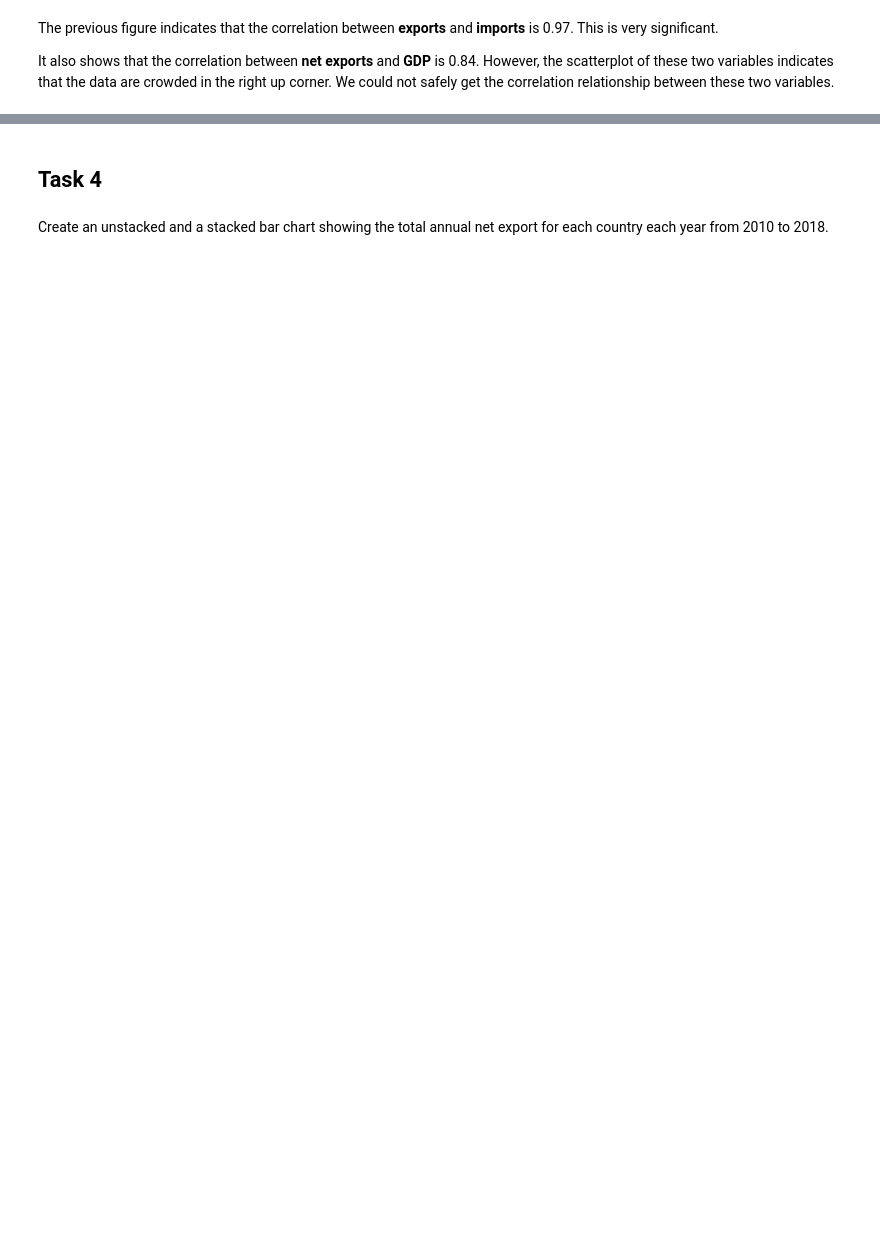
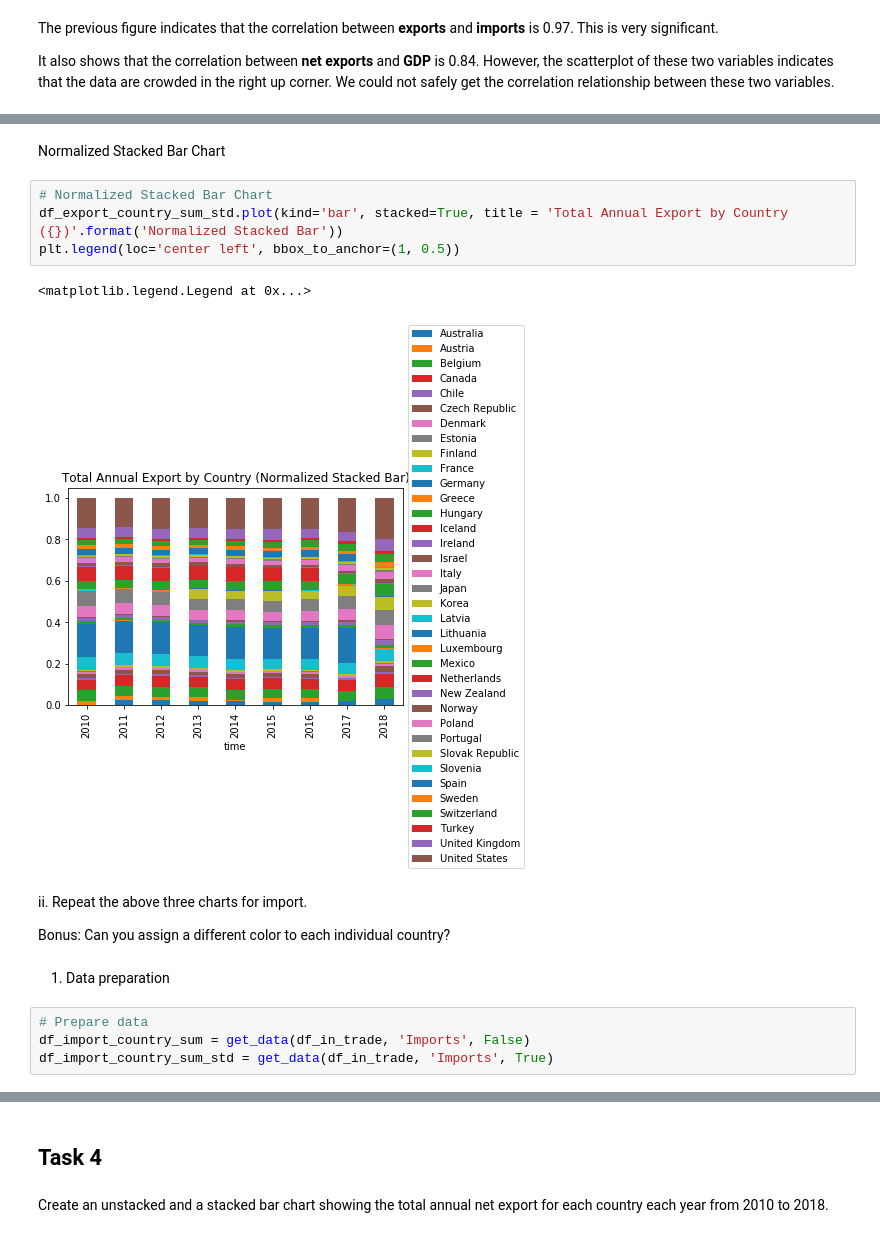
Before and after one commit to RSM2401-JMEX/Group-Assignment-3, a Jupyter notebook: Group-Assignment-3.ipynb, the cells around one changed output, grey strips where cells are left out. Drawn from its saved outputs; the diff is of its cells as text; blank space fills up the shorter version.

```diff
--- a/Group-Assignment-3.ipynb
+++ b/Group-Assignment-3.ipynb
@@ -457,0 +515,19 @@ It also shows that the correlation between **net exports** and **GDP** is 0.84.
+# %% [markdown]
+Normalized Stacked Bar Chart
+# %%
+# Normalized Stacked Bar Chart
+df_export_country_sum_std.plot(kind='bar', stacked=True, title = 'Total Annual Export by Country ({})'.format('Normalized Stacked Bar'))
+plt.legend(loc='center left', bbox_to_anchor=(1, 0.5))
+# %% [output]
+<matplotlib.legend.Legend at 0x...>
+[figure, added]
+# %% [markdown]
+ii. Repeat the above three charts for import.
+
+Bonus: Can you assign a different color to each individual country?
+# %% [markdown]
+1) Data preparation
+# %%
+# Prepare data
+df_import_country_sum = get_data(df_in_trade, 'Imports', False)
+df_import_country_sum_std = get_data(df_in_trade, 'Imports', True)
```
Also changed, not shown: parts of 20 cells of this notebook.
